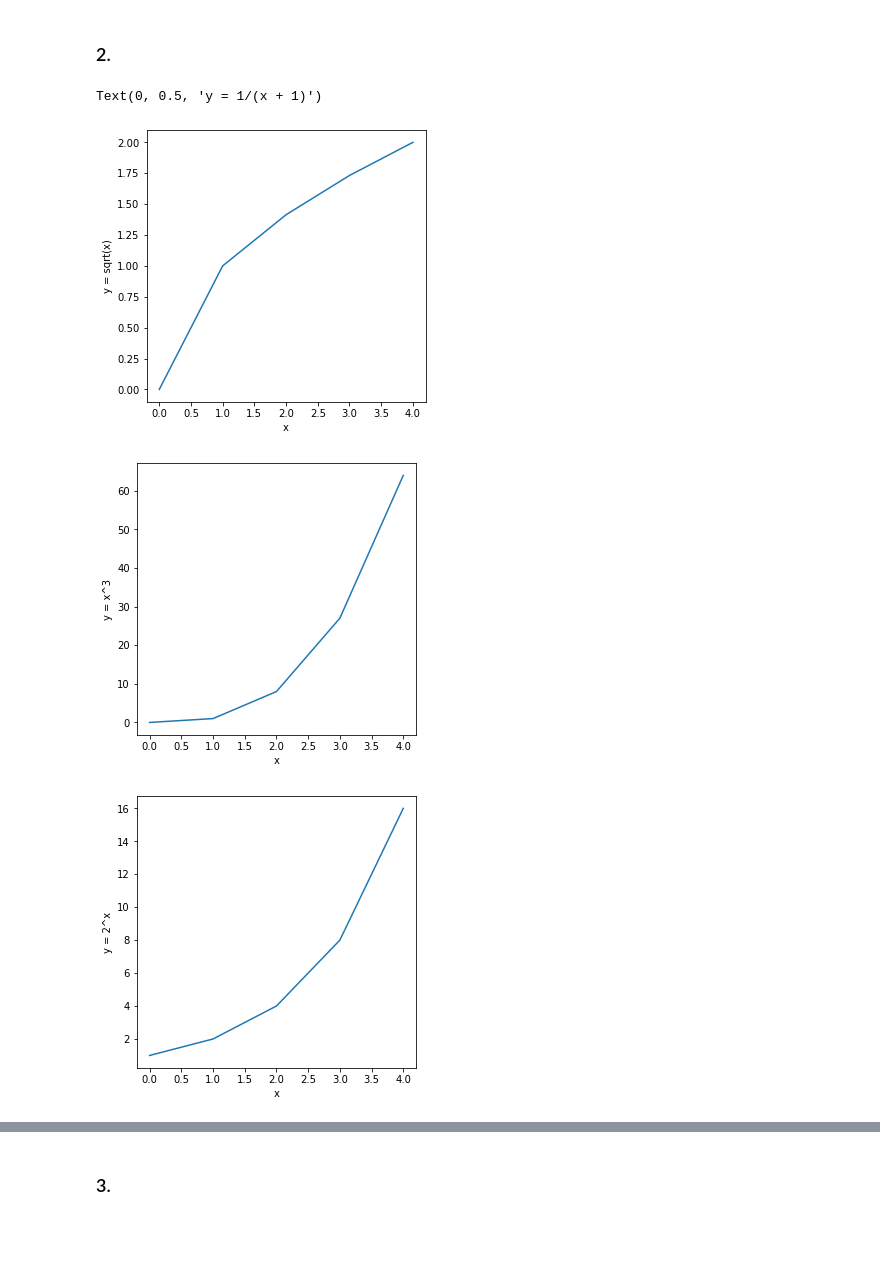
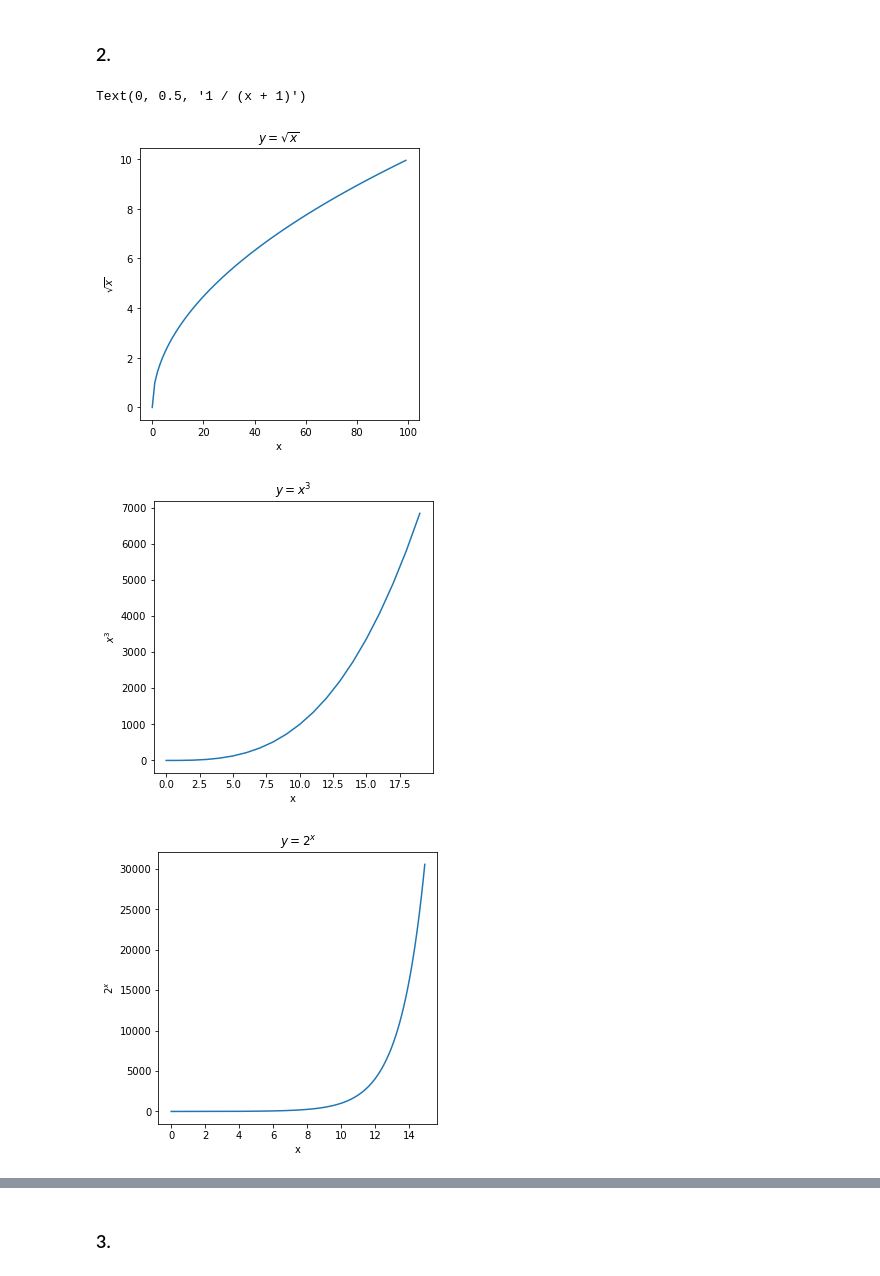
Before and after one commit to wheelerjoshua/numpy-pandas-visualization-exercises, a Jupyter notebook: matplotlib_exercises.ipynb, the cells around one changed output, grey strips where cells are left out. Cells and saved outputs as stored; diff of their text form; code cells hidden in the pictures; blank space fills up the shorter version.

```diff
--- a/matplotlib_exercises.ipynb
+++ b/matplotlib_exercises.ipynb
@@ -13,8 +13,8 @@ import pandas as pd
 # %% [markdown]
 ### 1.
 # %%
-# Create list for x from 0 to 100
-x = [x for x in range(0,100)]
+# Create list for x from -100 to 100
+x = [x for x in range(-100,100)]
 
 # Create variable y with ist comprehension to create a list of values where x is run
 # through a function
@@ -27,6 +27,10 @@ plt.figure(figsize = (10,10))
 plt.plot(x,y, color = 'k')
 
 # Annotate origin point
-plt.annotate('This point is the origin, 0,0', xy = (0,0), xytext = (0,5000), color = 'r', fontsize = 14, arrowprops = dict(facecolor='b'))
+plt.annotate('This point is the origin, 0,0', xy = (0,0),
+             xytext = (0,5000),
+             color = 'r',
+             fontsize = 14,
+             arrowprops = dict(facecolor='b'))
 # %% [output]
 Text(0, 5000, 'This point is the origin, 0,0')
@@ -35,36 +39,42 @@ Text(0, 5000, 'This point is the origin, 0,0')
 ### 2.
 # %%
 # Establish variables for x and various functions
-x = [x for x in range(0,5)]
-y1 = [math.sqrt(x) for x in x]
-y2 = [x**3 for x in x]
-y3 = [2**x for x in x]
-y4 = [1/(x+1) for x in x]
+x1 = range(0,100)
+y1 = [math.sqrt(x) for x in x1]
 
 # Plot individual functions in separate figures
-plt.figure(figsize = (5,5))
-plt.plot(x,y1)
-plt.xlabel('x')
-plt.ylabel('y = sqrt(x)')
-
 
 plt.figure(figsize = (5,5))
-plt.plot(x,y2)
+plt.title('$y = \sqrt{x}$')
+plt.plot(x1,y1)
 plt.xlabel('x')
-plt.ylabel('y = x^3')
+plt.ylabel('$\sqrt{x}$')
 
+x2 = [x for x in range(0,20)]
+y2 = [x**3 for x in x2]
+plt.figure(figsize = (5,5))
+plt.title('$y = x^3$')
+plt.plot(x2,y2)
+plt.xlabel('x')
+plt.ylabel('$x^3$')
 
+x3 = [x * 0.1 for x in range(0,150)]
+y3 = [2**x for x in x3]
 plt.figure(figsize = (5,5))
-plt.plot(x,y3)
+plt.title('$y = 2^x$')
+plt.plot(x3,y3)
 plt.xlabel('x')
-plt.ylabel('y = 2^x')
+plt.ylabel('$2^x$')
 
+x4 = [x * 0.1 for x in range(0,150)]
+y4 = [1/(x+1) for x in x4]
 plt.figure(figsize = (5,5))
-plt.plot(x,y4)
+plt.title('y = 1/(x + 1)')
+plt.plot(x4,y4)
 plt.xlabel('x')
-plt.ylabel('y = 1/(x + 1)')
+plt.ylabel('1 / (x + 1)')
 # %% [output]
-Text(0, 0.5, 'y = 1/(x + 1)')
+Text(0, 0.5, '1 / (x + 1)')
-[figure, old version]
+[figure, new version]
-[figure, old version]
+[figure, new version]
-[figure, old version]
+[figure, new version]
```
Also changed, not shown: parts of 4 cells of this notebook, 1 other file.
